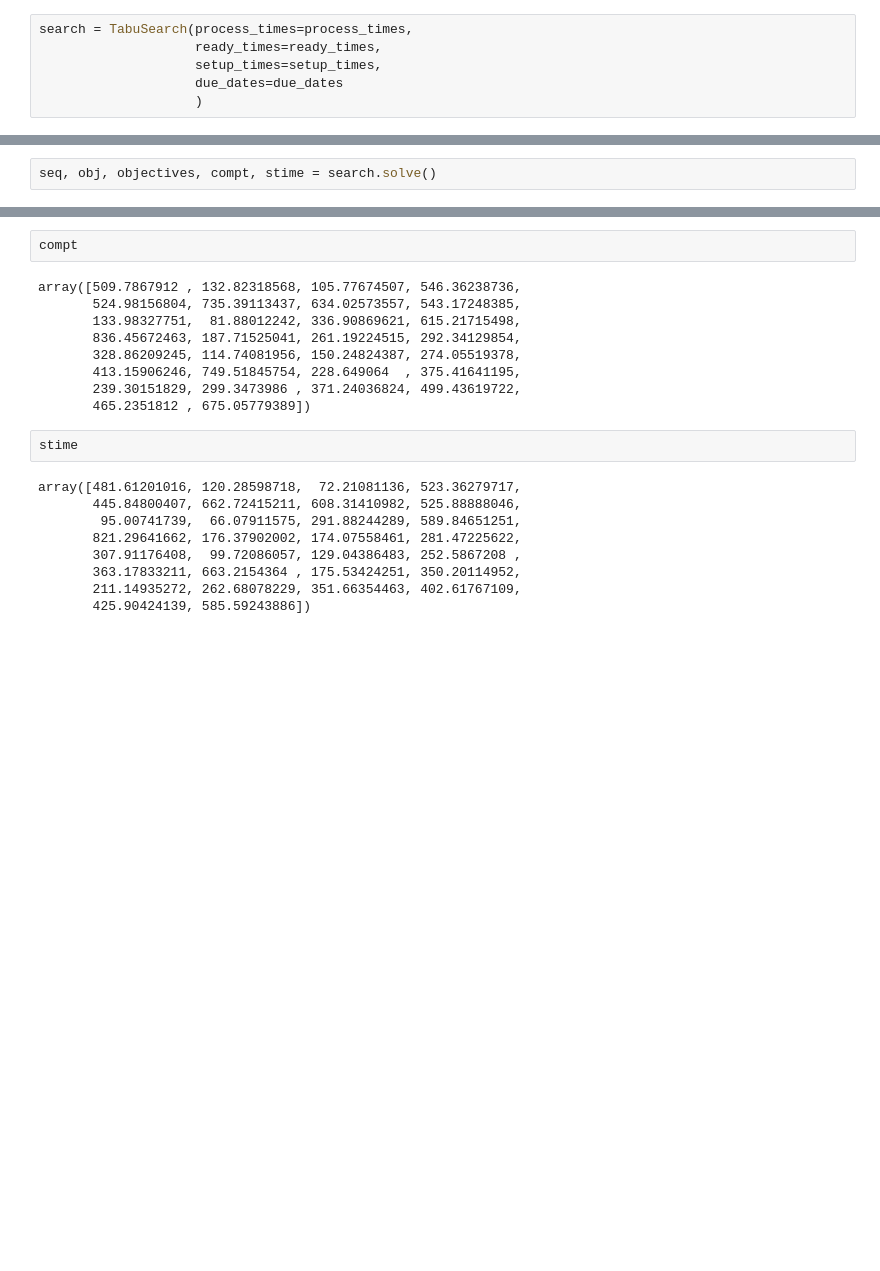
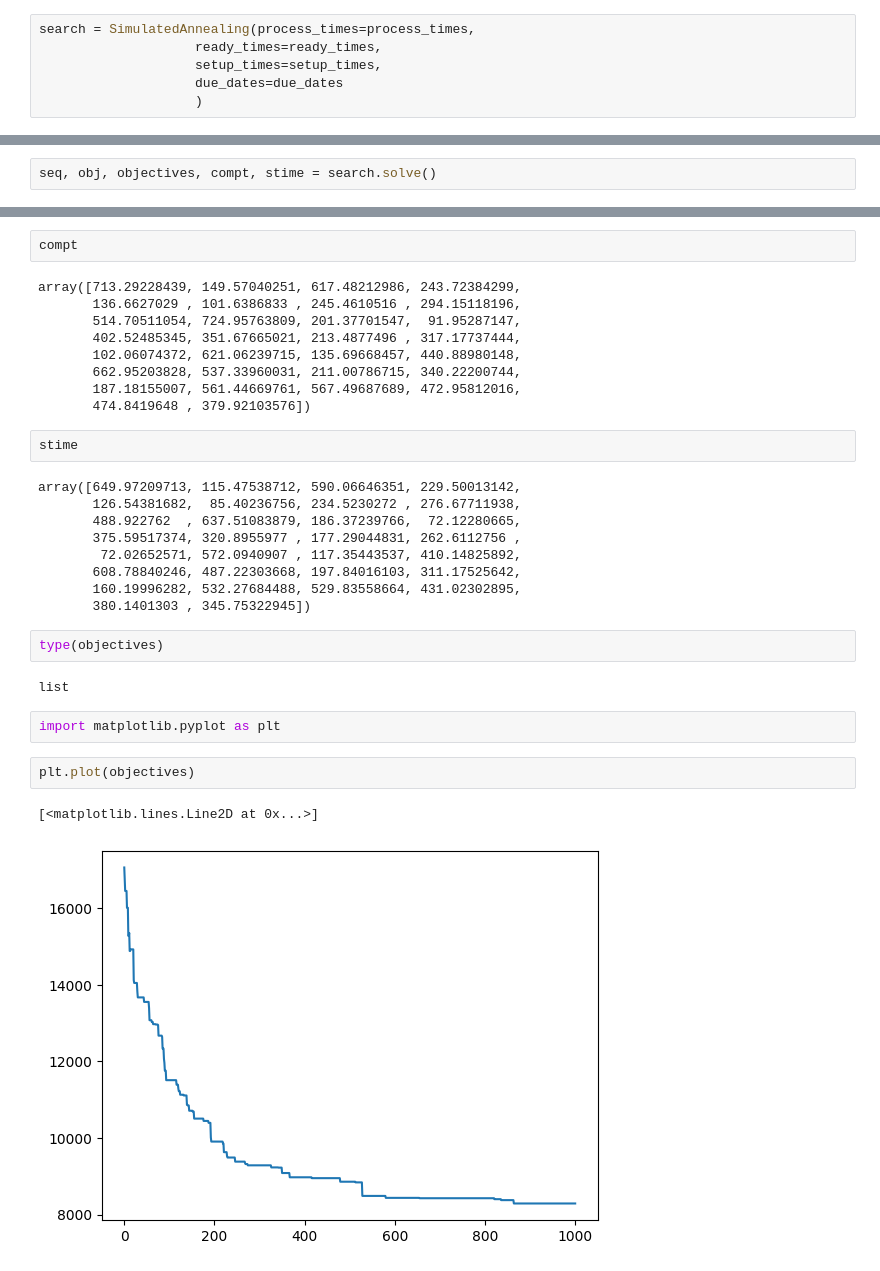
Before and after one commit to muratisiklan/Scheduling, a Jupyter notebook: Research/PMS Research.ipynb, the cells around one changed output, grey strips where cells are left out. Drawn from its saved outputs; the diff is of its cells as text; blank space fills up the shorter version.

Commit message:
Simulated Annealing added

```diff
--- a/Research/PMS Research.ipynb
+++ b/Research/PMS Research.ipynb
@@ -29,5 +29,5 @@ from src.Problems.pms.Algorithms.tabu_search import TabuSearch
 # %%
-search = TabuSearch(process_times=process_times,
+search = SimulatedAnnealing(process_times=process_times,
                     ready_times=ready_times,
                     setup_times=setup_times,
                     due_dates=due_dates
@@ -51,22 +51,33 @@ obj
 # %%
 compt
 # %% [output]
-array([509.7867912 , 132.82318568, 105.77674507, 546.36238736,
-       524.98156804, 735.39113437, 634.02573557, 543.17248385,
-       133.98327751,  81.88012242, 336.90869621, 615.21715498,
-       836.45672463, 187.71525041, 261.19224515, 292.34129854,
-       328.86209245, 114.74081956, 150.24824387, 274.05519378,
-       413.15906246, 749.51845754, 228.649064  , 375.41641195,
-       239.30151829, 299.3473986 , 371.24036824, 499.43619722,
-       465.2351812 , 675.05779389])
+array([713.29228439, 149.57040251, 617.48212986, 243.72384299,
+       136.6627029 , 101.6386833 , 245.4610516 , 294.15118196,
+       514.70511054, 724.95763809, 201.37701547,  91.95287147,
+       402.52485345, 351.67665021, 213.4877496 , 317.17737444,
+       102.06074372, 621.06239715, 135.69668457, 440.88980148,
+       662.95203828, 537.33960031, 211.00786715, 340.22200744,
+       187.18155007, 561.44669761, 567.49687689, 472.95812016,
+       474.8419648 , 379.92103576])
 # %%
 stime
 # %% [output]
-array([481.61201016, 120.28598718,  72.21081136, 523.36279717,
-       445.84800407, 662.72415211, 608.31410982, 525.88888046,
-        95.00741739,  66.07911575, 291.88244289, 589.84651251,
-       821.29641662, 176.37902002, 174.07558461, 281.47225622,
-       307.91176408,  99.72086057, 129.04386483, 252.5867208 ,
-       363.17833211, 663.2154364 , 175.53424251, 350.20114952,
-       211.14935272, 262.68078229, 351.66354463, 402.61767109,
-       425.90424139, 585.59243886])
+array([649.97209713, 115.47538712, 590.06646351, 229.50013142,
+       126.54381682,  85.40236756, 234.5230272 , 276.67711938,
+       488.922762  , 637.51083879, 186.37239766,  72.12280665,
+       375.59517374, 320.8955977 , 177.29044831, 262.6112756 ,
+        72.02652571, 572.0940907 , 117.35443537, 410.14825892,
+       608.78840246, 487.22303668, 197.84016103, 311.17525642,
+       160.19996282, 532.27684488, 529.83558664, 431.02302895,
+       380.1401303 , 345.75322945])
+# %%
+type(objectives)
+# %% [output]
+list
+# %%
+import matplotlib.pyplot as plt
+# %%
+plt.plot(objectives)
+# %% [output]
+[<matplotlib.lines.Line2D at 0x...>]
+[figure, added]
```
Also changed, not shown: parts of 6 cells of this notebook, 7 other files.
